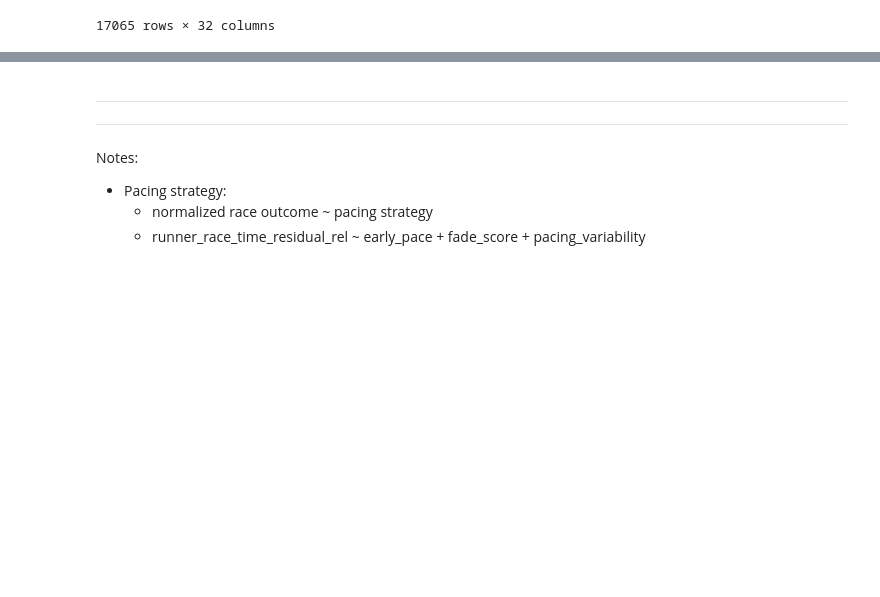
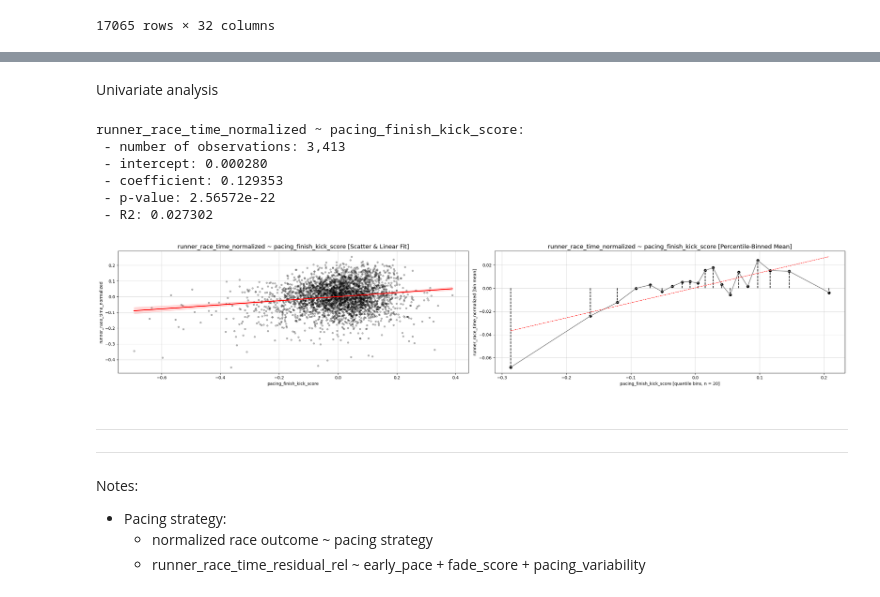
Before and after one commit to 1312Bravo/Path-To-UTMB, a Jupyter notebook: pacing_strategy/research.ipynb, the cells around one changed output, grey strips where cells are left out. Saved outputs shown, nothing was run; the diff lists cells and outputs as text; code cells hidden in the pictures; blank space fills up the shorter version.

```diff
--- a/pacing_strategy/research.ipynb
+++ b/pacing_strategy/research.ipynb
@@ -1996,0 +2096,25 @@ display(performance_group_pacing_summary_df)
+# %%
+# Analysis df - pivot table so each runner is one row and race phases are columns
+
+runner_pacing_profile_df = (
+    pacing_race_phase_agg_df
+    .pivot_table(
+        index = [
+            "race_id",
+            "year",
+            "runner_id",
+            "runner_overall_index",
+            "runner_race_time_normalized",
+            "runner_rank_normalized",
+        ],
+        columns = "race_phase",
+        values = "phase_pacing_normalized",
+        observed = True,
+    )
+    .reset_index()
+    .rename(columns={
+        col: f"pacing_{col}" for col in ["very_early", "early", "middle", "late", "very_late"]
+    })
+    .sort_values("runner_id")
+    .reset_index(drop=True)
+)
@@ -1997,3 +2457,29 @@ display(performance_group_pacing_summary_df)
+# %% [markdown]
+Univariate analysis
+# %%
+# Save all features summary inside a df
+univariate_summary_features_df = pd.DataFrame()
+# %%
+tmp = univariate_numeric_linear_analysis(
+    feature_col = "pacing_finish_kick_score",
+    target_col = "runner_race_time_normalized",
+    df = runner_pacing_profile_df,
+    feature_col_name = None,
+    target_col_name = None,
+    print_summary = True,
+    plot = True,
+    n_bins = 20,
+)
+
+univariate_summary_features_df = pd.concat([univariate_summary_features_df, tmp])
+# %% [output]
+runner_race_time_normalized ~ pacing_finish_kick_score:
+ - number of observations: 3,413
+ - intercept: 0.000280
+ - coefficient: 0.129353
+ - p-value: 2.56572e-22
+ - R2: 0.027302
+[figure, added]
 # %% [markdown]
 ---
 ---
```
Also changed, not shown: parts of 14 cells of this notebook, 1 other file.
